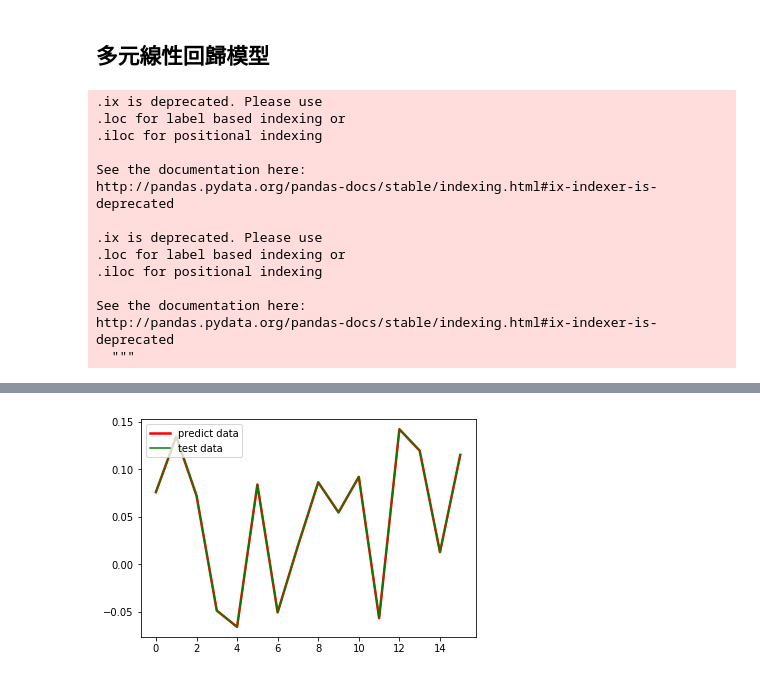
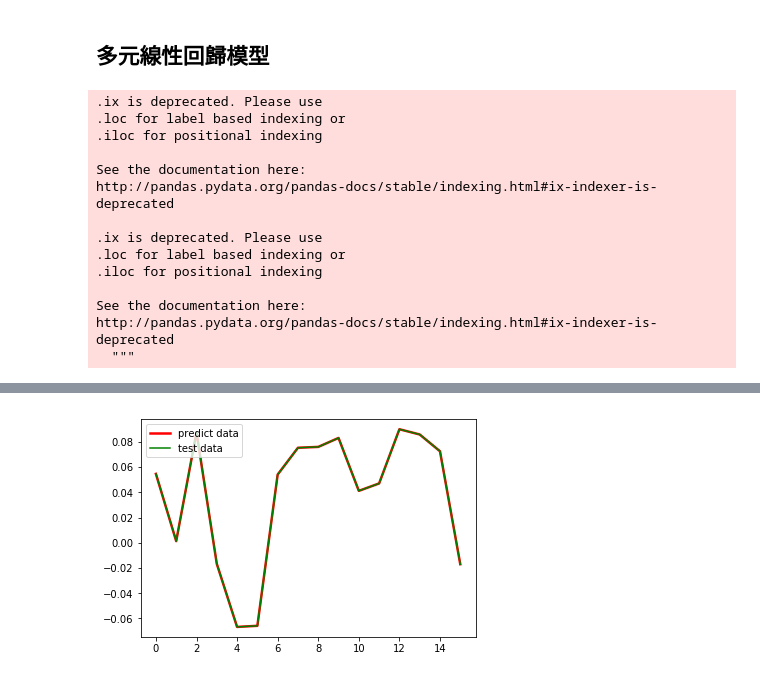
Before and after one commit to Jasonissmart/AI-python, a Jupyter notebook: Practice/Regression/Regression.ipynb, the cells around one changed output, grey strips where cells are left out. Cells and saved outputs as stored; diff of their text form; code cells hidden in the pictures.

```diff
--- a/Practice/Regression/Regression.ipynb
+++ b/Practice/Regression/Regression.ipynb
@@ -107,11 +136,11 @@ plt.show()
 ## 多元線性回歸模型
 # %%
 #拆分訓練集和測試集
-X_train,X_test,Y_train,Y_test = train_test_split(changeRateData.ix[:,1:],changeRateData['黃金價格'],train_size=0.8)
+X_train,X_test,Y_train,Y_test = train_test_split(changeRateData.ix[:,1:],changeRateData['Gold '],train_size=0.8)
 #new_examDf.ix[:,:2]取了數據中的前兩列爲自變量，此處與單變量的不同
 
 print("自變量---源數據:",changeRateData.ix[:,1:].shape, "；  訓練集:",X_train.shape, "；  測試集:",X_test.shape)
-print("因變量---源數據:",changeRateData['黃金價格'].shape, "；  訓練集:",Y_train.shape, "；  測試集:",Y_test.shape)
+print("因變量---源數據:",changeRateData['Gold '].shape, "；  訓練集:",Y_train.shape, "；  測試集:",Y_test.shape)
 
 #調用線性規劃包
 model = LinearRegression()
@@ -159,3 +188,3 @@ http://pandas.pydata.org/pandas-docs/stable/indexing.html#ix-indexer-is-deprecat
-[figure, old version]
+[figure, new version]
 # %%
 import statsmodels.api as sm
```
Also changed, not shown: parts of 11 cells of this notebook.
